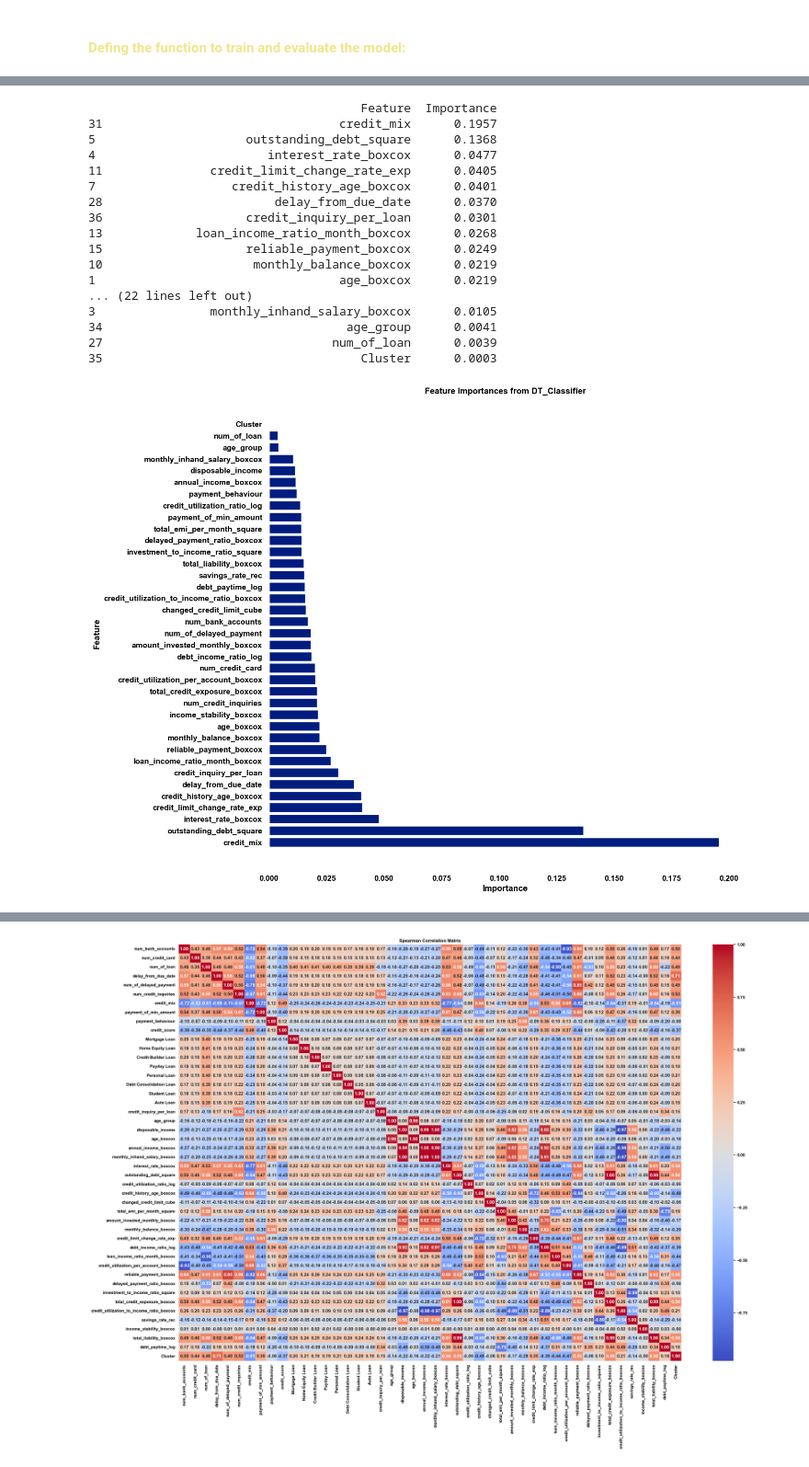
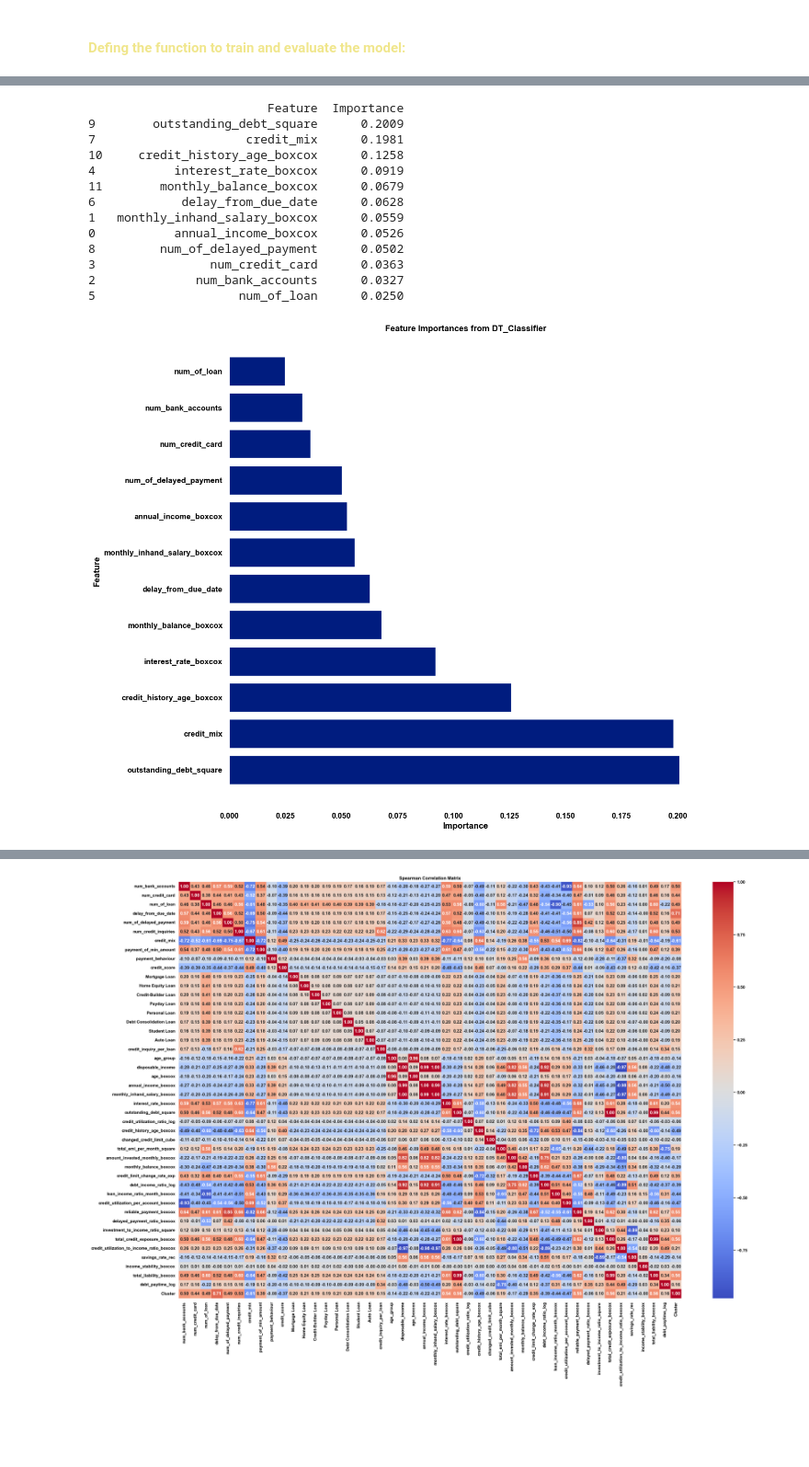
Before and after one commit to Santhosh-Analytics/Banking_Analytics, a Jupyter notebook: Classification.ipynb, the cells around one changed output, grey strips where cells are left out. Shown at 92% size. Saved outputs shown, nothing was run; the diff lists cells and outputs as text; code cells hidden in the pictures; blank space fills up the shorter version.

Commit message:
Classification Modeling

```diff
--- a/Classification.ipynb
+++ b/Classification.ipynb
@@ -64,8 +66,10 @@ continuous_columns = [
 
 Ordinal_columns = [
     'num_bank_accounts', 'num_credit_card', 'num_of_loan', 'delay_from_due_date', 'num_credit_inquiries',
-    'num_of_delayed_payment', 'credit_mix', 'payment_of_min_amount', 'payment_behaviour',
-      'age_group', 'Cluster' ,'credit_inquiry_per_loan'
+    'num_of_delayed_payment', 'credit_mix', 'payment_of_min_amount',
+      'age_group', 'Cluster' ,'credit_inquiry_per_loan','High_Spent_Large_Value_Payments', 'High_Spent_Medium_Value_Payments',
+       'High_Spent_Small_Value_Payments', 'Low_Spent_Large_Value_Payments',
+       'Low_Spent_Medium_Value_Payments', 'Low_Spent_Small_Value_Payments'
 ]
 
 print(len(continuous_columns) + len(Ordinal_columns))
@@ -292,7 +302,11 @@ xgb_fea = ['credit_mix','outstanding_debt_square','interest_rate_boxcox','paymen
     'monthly_inhand_salary_boxcox','debt_income_ratio_log',
     'age_boxcox',]
 
+new = ['annual_income_boxcox','monthly_inhand_salary_boxcox','num_bank_accounts','num_credit_card','interest_rate_boxcox',
+           'num_of_loan','delay_from_due_date','credit_mix','num_of_delayed_payment','outstanding_debt_square',
+           'credit_history_age_boxcox','monthly_balance_boxcox']
 
-DT_Classifier = DecisionTreeClassifier(max_depth=None,random_state=42)
-evaluate_model(DT_Classifier, x_train_scaled_df, y_train, x_test_scaled_df, y_test)
+
+DT_Classifier = DecisionTreeClassifier()
+evaluate_model(DT_Classifier, x_train_scaled_df[new], y_train, x_test_scaled_df[new], y_test)
 # %% [output]
@@ -318,43 +332,39 @@ Specificity Test - 0.717697767344856
 # %%
 feature_importances = DT_Classifier.feature_importances_
 # Map feature importances to feature names
-feature_names =  x_train_scaled_df.columns
+feature_names =  x_train_scaled_df[new].columns
 feature_importances_df = pd.DataFrame({
     'Feature': feature_names,
     'Importance': feature_importances
 })
 
 # Sort the DataFrame by importance
 feature_importances_df = feature_importances_df.sort_values(by='Importance', ascending=False)
 
 print(feature_importances_df)
 
 # Plot feature importances
 plt.figure(figsize=(12, 12))
 plt.barh(feature_importances_df['Feature'], feature_importances_df['Importance'])
 plt.xlabel('Importance')
 plt.ylabel('Feature')
 plt.title('Feature Importances from DT_Classifier')
 plt.show()
 # %% [output]
-                                      Feature  Importance
-31                                 credit_mix      0.1957
-5                     outstanding_debt_square      0.1368
-4                        interest_rate_boxcox      0.0477
-11               credit_limit_change_rate_exp      0.0405
-7                   credit_history_age_boxcox      0.0401
-28                        delay_from_due_date      0.0370
-36                    credit_inquiry_per_loan      0.0301
-13             loan_income_ratio_month_boxcox      0.0268
-15                    reliable_payment_boxcox      0.0249
-10                     monthly_balance_boxcox      0.0219
-1                                  age_boxcox      0.0219
-... (22 lines left out)
-3                monthly_inhand_salary_boxcox      0.0105
-34                                  age_group      0.0041
-27                                num_of_loan      0.0039
-35                                    Cluster      0.0003
+                         Feature  Importance
+9        outstanding_debt_square      0.2009
+7                     credit_mix      0.1981
+10     credit_history_age_boxcox      0.1258
+4           interest_rate_boxcox      0.0919
+11        monthly_balance_boxcox      0.0679
+6            delay_from_due_date      0.0628
+1   monthly_inhand_salary_boxcox      0.0559
+0           annual_income_boxcox      0.0526
+8         num_of_delayed_payment      0.0502
+3                num_credit_card      0.0363
+2              num_bank_accounts      0.0327
+5                    num_of_loan      0.0250
-[figure, old version]
+[figure, new version]
 # %%
 xgb_fea = ['credit_mix','outstanding_debt_square','interest_rate_boxcox','num_credit_card','num_bank_accounts','Cluster','total_credit_exposure_boxcox',
     'num_credit_inquiries','num_of_delayed_payment',]
```
Also changed, not shown: parts of 36 cells of this notebook, 5 other files.
